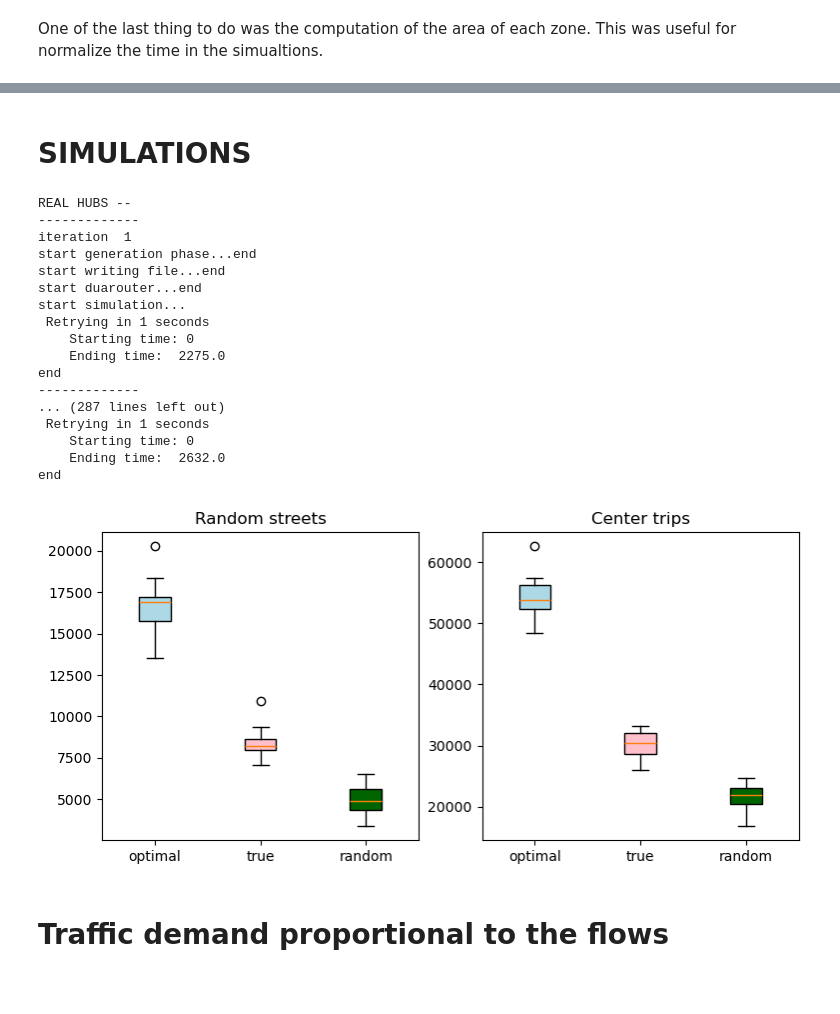
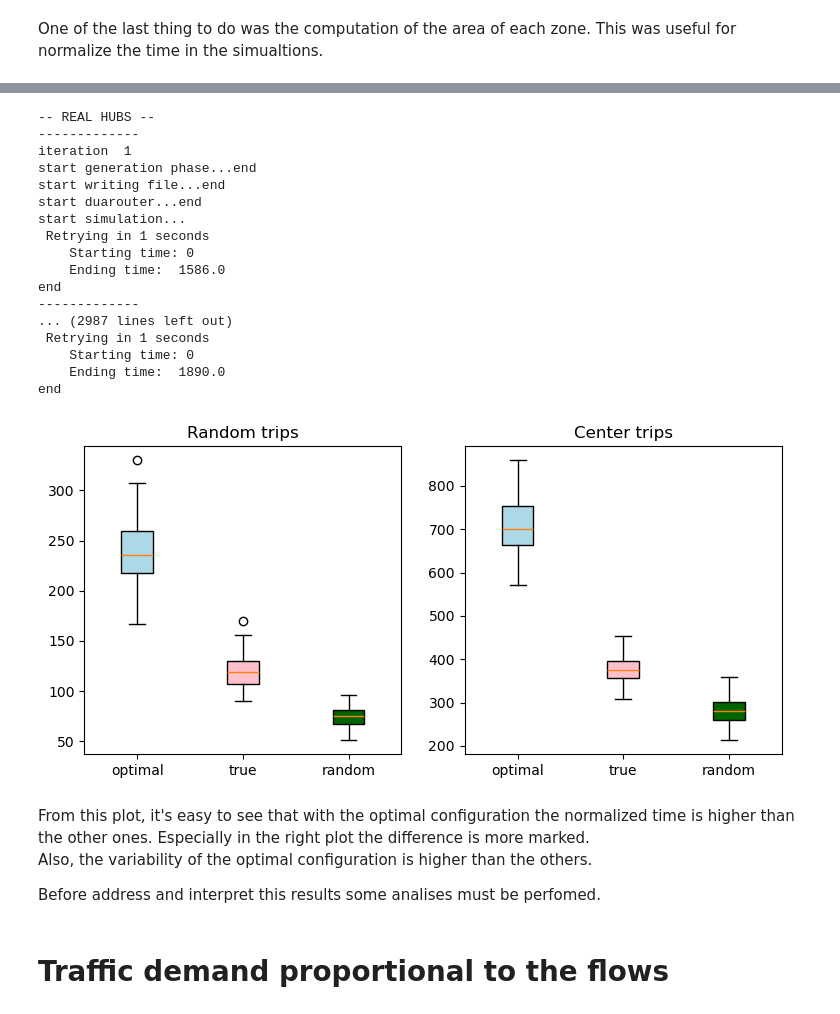
Before and after one commit to AndreaFrasson/Geospatial-Analitics, a Jupyter notebook: Project_12.ipynb, the cells around one changed output, grey strips where cells are left out. Cells and saved outputs as stored; diff of their text form; code cells hidden in the pictures; blank space fills up the shorter version.

Commit message:
100 rep plot + results

```diff
--- a/Project_12.ipynb
+++ b/Project_12.ipynb
@@ -395,23 +423,24 @@ def main_loop(hubs, n = 100):
-# %% [markdown]
-# SIMULATIONS
 # %%
-## Real HUBS
+## Real hub configuration
 print('-- REAL HUBS --')
-th_rt, th_ct = main_loop(hubs, n=10)
+th_rt, th_ct = main_loop(hubs)
+print('')
 
-## Random HUBS
+## Random hub configuration
 # random hubs --> random street, centroid
 print('-- RANDOM HUBS --')
 np.random.seed(42)
 r_hubs = road_net.sample(len(hubs), replace= True)
 r_hubs.columns = ['Edge', 'geometry', 'CODSEC']
-rh_rt, rh_ct = main_loop(r_hubs, n=10)
+rh_rt, rh_ct = main_loop(r_hubs)
+print('')
 
-## Optimal HUBS
+## Optimal hub configuration
 print('-- OPTIMAL HUBS --')
-oh_rt, oh_ct = main_loop(opt_hubs, n=10)
+oh_rt, oh_ct = main_loop(opt_hubs)
+print('')
 # %% [output]
-REAL HUBS --
+-- REAL HUBS --
 -------------
 iteration  1
 start generation phase...end
@@ -420,40 +449,46 @@ start duarouter...end
 start simulation...
  Retrying in 1 seconds
     Starting time: 0
-    Ending time:  2275.0
+    Ending time:  1586.0
 end
 -------------
-... (287 lines left out)
+... (2987 lines left out)
  Retrying in 1 seconds
     Starting time: 0
-    Ending time:  2632.0
+    Ending time:  1890.0
 end
 # %%
 fig, (ax1, ax2) = plt.subplots(nrows=1, ncols=2, figsize=(9, 4))
 
 labels = ['optimal', 'true', 'random']
 
-# rectangular box plot
-bplot1 = ax1.boxplot([oh_rt, th_rt, rh_rt],
+# rectangular box plot, normalized minutes instead of seconds
+# for random trips
+bplot1 = ax1.boxplot([[x//60 for x in oh_rt], [x//60 for x in th_rt], [x//60 for x in rh_rt]],
                      vert=True,
                      patch_artist=True,
                      labels=labels)
-ax1.set_title('Random streets')
+ax1.set_title('Random trips')
 
-# rectangular box plot
-bplot2 = ax2.boxplot([oh_ct, th_ct, rh_ct],
+# for center trips
+bplot2 = ax2.boxplot([[x//60 for x in oh_ct], [x//60 for x in th_ct], [x//60 for x in rh_ct]],
                      vert=True,
                      patch_artist=True,
                      labels=labels)
 ax2.set_title('Center trips')
 
 # fill with colors
 colors = ['lightblue', 'pink', 'darkgreen']
 for bplot in (bplot1, bplot2):
     for patch, color in zip(bplot['boxes'], colors):
         patch.set_facecolor(color)
 # %% [output]
-[figure, old version]
+[figure, new version]
+# %% [markdown]
+From this plot, it's easy to see that with the optimal configuration the normalized time is higher than the other ones. Especially in the right plot the difference is more marked. <br>
+Also, the variability of the optimal configuration is higher than the others.
+
+Before address and interpret this results some analises must be perfomed.
 # %% [markdown]
 # Traffic demand proportional to the flows
 # %%
```
Also changed, not shown: parts of 20 cells of this notebook, 13 other files.
